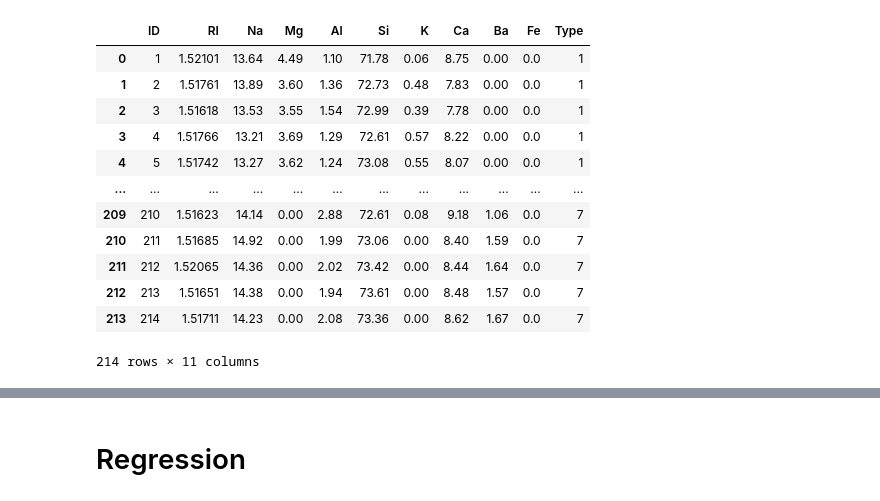
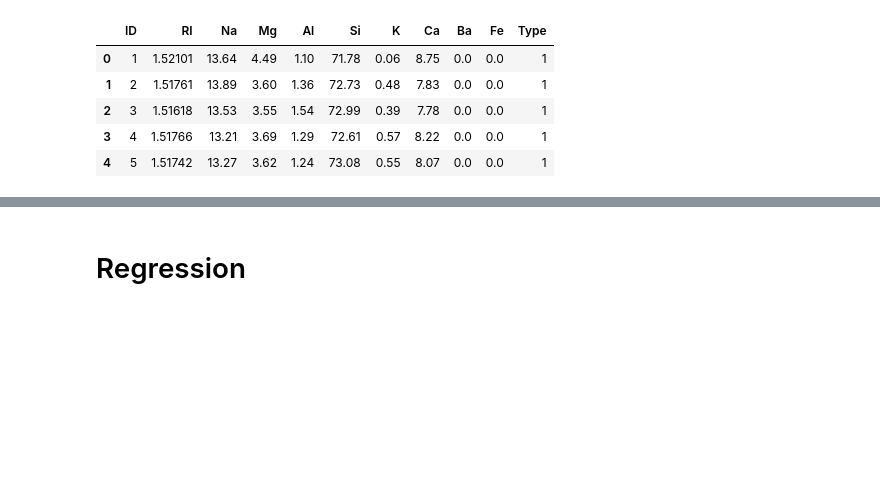
Before and after one commit to NikolajHee/MLDM-Assignment-2, a Jupyter notebook: mvin_sandbox.ipynb, the cells around one changed output, grey strips where cells are left out. Drawn from its saved outputs; the diff is of its cells as text; code cells hidden in the pictures; blank space fills up the shorter version.

```diff
--- a/mvin_sandbox.ipynb
+++ b/mvin_sandbox.ipynb
@@ -10,16 +10,16 @@ from toolbox_02450 import rlr_validate
-# %%
-(glass_dataset := pd.read_csv('data/glass.csv', header = 0))
-# %% [output]
-|  | ID | RI | Na | Mg | Al | Si | K | Ca | Ba | Fe | Type |
-| 0 | 1 | 1.52101 | 13.64 | 4.49 | 1.10 | 71.78 | 0.06 | 8.75 | 0.00 | 0.0 | 1 |
-| 1 | 2 | 1.51761 | 13.89 | 3.60 | 1.36 | 72.73 | 0.48 | 7.83 | 0.00 | 0.0 | 1 |
-| 2 | 3 | 1.51618 | 13.53 | 3.55 | 1.54 | 72.99 | 0.39 | 7.78 | 0.00 | 0.0 | 1 |
-| 3 | 4 | 1.51766 | 13.21 | 3.69 | 1.29 | 72.61 | 0.57 | 8.22 | 0.00 | 0.0 | 1 |
-| 4 | 5 | 1.51742 | 13.27 | 3.62 | 1.24 | 73.08 | 0.55 | 8.07 | 0.00 | 0.0 | 1 |
-| ... | ... | ... | ... | ... | ... | ... | ... | ... | ... | ... | ... |
-| 209 | 210 | 1.51623 | 14.14 | 0.00 | 2.88 | 72.61 | 0.08 | 9.18 | 1.06 | 0.0 | 7 |
-| 210 | 211 | 1.51685 | 14.92 | 0.00 | 1.99 | 73.06 | 0.00 | 8.40 | 1.59 | 0.0 | 7 |
-| 211 | 212 | 1.52065 | 14.36 | 0.00 | 2.02 | 73.42 | 0.00 | 8.44 | 1.64 | 0.0 | 7 |
-| 212 | 213 | 1.51651 | 14.38 | 0.00 | 1.94 | 73.61 | 0.00 | 8.48 | 1.57 | 0.0 | 7 |
-| 213 | 214 | 1.51711 | 14.23 | 0.00 | 2.08 | 73.36 | 0.00 | 8.62 | 1.67 | 0.0 | 7 |
-214 rows × 11 columns
+# %%
+#Dataload
+glass_dataset = pd.read_csv('data/glass.csv', header = 0)
+labels = list(glass_dataset.columns)
+X = np.array(glass_dataset[labels[2:-2]])
+y = np.array(glass_dataset[labels[1]])
+attributeNames = labels[2:-2]
+N, M = X.shape
+glass_dataset.head()
+# %% [output]
+|  | ID | RI | Na | Mg | Al | Si | K | Ca | Ba | Fe | Type |
+| 0 | 1 | 1.52101 | 13.64 | 4.49 | 1.10 | 71.78 | 0.06 | 8.75 | 0.0 | 0.0 | 1 |
+| 1 | 2 | 1.51761 | 13.89 | 3.60 | 1.36 | 72.73 | 0.48 | 7.83 | 0.0 | 0.0 | 1 |
+| 2 | 3 | 1.51618 | 13.53 | 3.55 | 1.54 | 72.99 | 0.39 | 7.78 | 0.0 | 0.0 | 1 |
+| 3 | 4 | 1.51766 | 13.21 | 3.69 | 1.29 | 72.61 | 0.57 | 8.22 | 0.0 | 0.0 | 1 |
+| 4 | 5 | 1.51742 | 13.27 | 3.62 | 1.24 | 73.08 | 0.55 | 8.07 | 0.0 | 0.0 | 1 |
```
Also changed, not shown: parts of 6 cells of this notebook, 1 other file.
